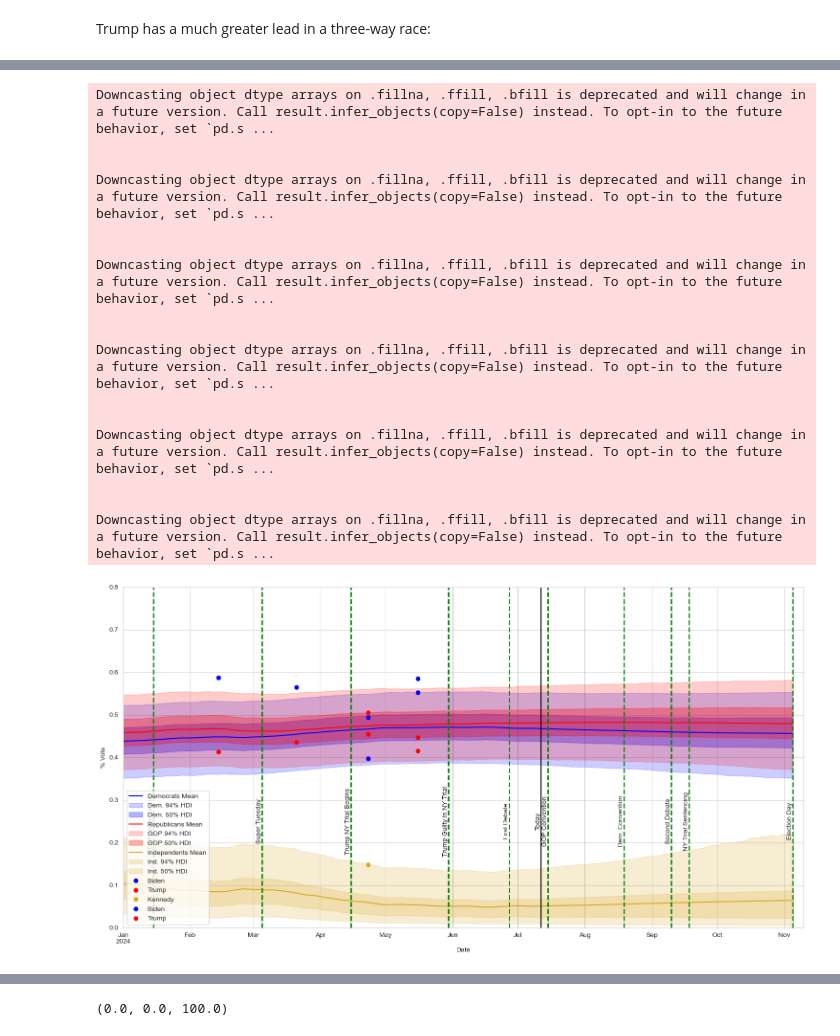
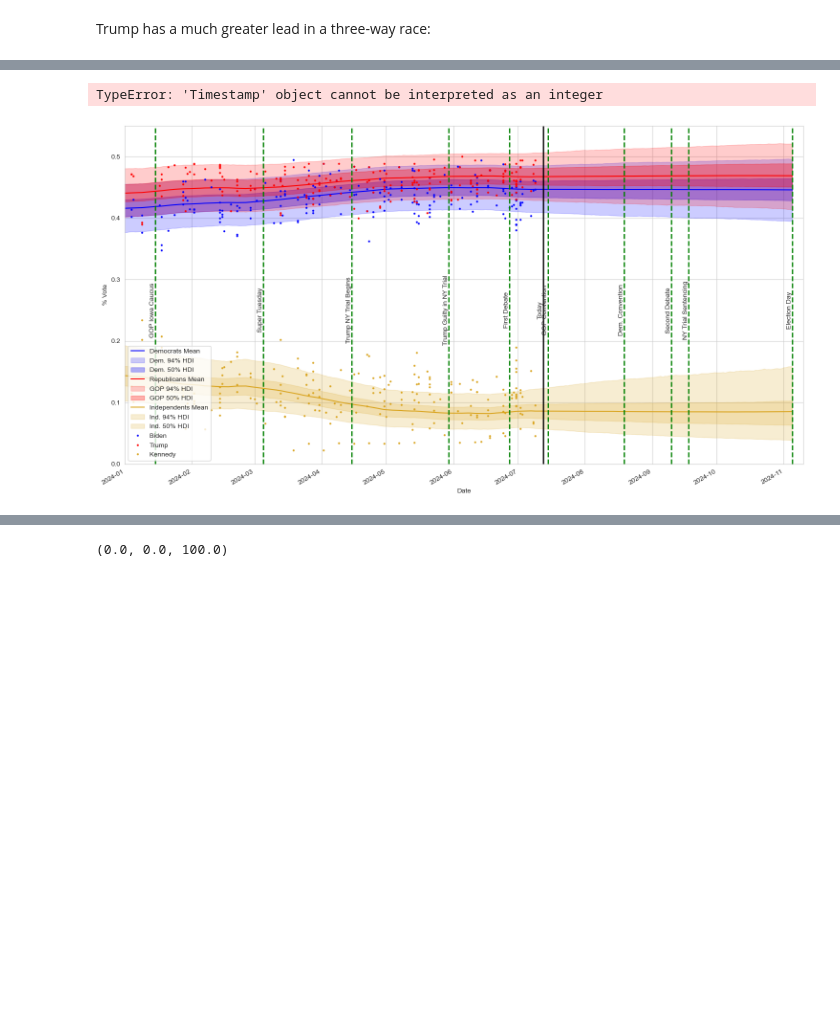
Before and after one commit to andrewpwalters/US-Presidential-Fundamentals, a Jupyter notebook: Notebooks/Polling Model - United States 2024.ipynb, the cells around one changed output, grey strips where cells are left out. Saved outputs shown, nothing was run; the diff lists cells and outputs as text; code cells hidden in the pictures; blank space fills up the shorter version.

```diff
--- a/Notebooks/Polling Model - United States 2024.ipynb
+++ b/Notebooks/Polling Model - United States 2024.ipynb
@@ -37,7 +37,7 @@ df.loc[df['answer'] == 'Kennedy', 'party'] = 'IND'
 df = df[df['party'] != 'OTH']
 # %%
 df['date'] = pd.to_datetime(df['end_date'])
-df = df[df['date'] >= '2023-11-05'] #Only polls since one year before election
+#df = df[df['date'] >= '2023-11-05'] #Only polls since one year before election
 df['week'] = (df['date'] - pd.Timestamp('2024-11-05')).dt.days // 7
 df['day'] = (df['date'] - pd.Timestamp('2024-11-05')).dt.days
 
@@ -735,0 +761,7 @@ for d in tqdm(day):
+# %%
+df_results = df_results_e
+df_day_mean = df_day_mean_e
+df_day_03 = df_day_03_e
+df_day_25 = df_day_25_e
+df_day_75 = df_day_75_e
+df_day_97 = df_day_97_e
@@ -757,6 +796,8 @@ df_day_03 = df_day_03.merge(date_index, left_index=True, right_index=True)
 df_day_25 = df_day_25.merge(date_index, left_index=True, right_index=True)
 df_day_75 = df_day_75.merge(date_index, left_index=True, right_index=True)
 df_day_97 = df_day_97.merge(date_index, left_index=True, right_index=True)
+# %% [output]
+TypeError: 'Timestamp' object cannot be interpreted as an integer
 # %%
 df_day_mean = df_day_mean.reset_index().set_index('date')
 df_day_03 = df_day_03.reset_index().set_index('date')
@@ -764,7 +805,7 @@ df_day_25 = df_day_25.reset_index().set_index('date')
 df_day_75 = df_day_75.reset_index().set_index('date')
 df_day_97 = df_day_97.reset_index().set_index('date')
 # %%
-graph_state = 'WA'
+graph_state = 'US'
 
 fig, ax = plt.subplots(figsize=(15, 8))
 
@@ -786,66 +827,50 @@ dem_votes3 = df_3way.set_index('date').query(f"state == '{graph_state}'")["DEM"]
 gop_votes3 = df_3way.set_index('date').query(f"state == '{graph_state}'")["GOP"]
 ind_votes3 = df_3way.set_index('date').query(f"state == '{graph_state}'")["IND"]
 
-ax.plot(dem_votes3.index, dem_votes3, "o", alpha=1, color='blue', label="Biden")
-ax.plot(gop_votes3.index, gop_votes3, "o", alpha=1, color='red', label="Trump")
-ax.plot(ind_votes3.index, ind_votes3, "o", alpha=1, color='goldenrod', label="Kennedy")
+ax.plot(dem_votes3.index, dem_votes3, "o", alpha=1, color='blue', label="Biden", markersize=2)
+ax.plot(gop_votes3.index, gop_votes3, "o", alpha=1, color='red', label="Trump", markersize=2)
+ax.plot(ind_votes3.index, ind_votes3, "o", alpha=1, color='goldenrod', label="Kennedy", markersize=2)
 
 dem_votes2 = df_2way.set_index('date').query(f"state == '{graph_state}'")["DEM"]
 gop_votes2 = df_2way.set_index('date').query(f"state == '{graph_state}'")["GOP"]
 
-ax.plot(dem_votes2.index, dem_votes2, "o", alpha=1, color='blue', label="Biden")
-ax.plot(gop_votes2.index, gop_votes2, "o", alpha=1, color='red', label="Trump")
+#ax.plot(dem_votes2.index, dem_votes2, "s", alpha=1, color='blue', label="Biden", markersize=10)
+#ax.plot(gop_votes2.index, gop_votes2, "s", alpha=1, color='red', label="Trump", markersize=10)
 
 # Set limits and labels
-ax.set_ylim(0, .8)
+ax.set_ylim(0, .55)
 ax.set_xlim(dt.datetime(2024, 1, 1), dt.datetime(2024, 11, 10))
 ax.set_ylabel('% Vote')
 ax.set_xlabel('Date')
 ax.legend(loc='lower left')
 
 events = [
             (dt.datetime(2024, 1, 15), 'GOP Iowa Caucus'),
             (dt.datetime(2024, 3,  5), 'Super Tuesday'),
             (dt.datetime(2024, 4, 15), 'Trump NY Trial Begins'),
             (dt.datetime(2024, 5, 30), 'Trump Guilty in NY Trial'),
             (dt.datetime(2024, 6, 27), 'First Debate'),
             (dt.datetime(2024, 7, 15), 'GOP Convention'),
             (dt.datetime(2024, 8, 19), 'Dem. Convention'),
             (dt.datetime(2024, 9, 10), 'Second Debate'),
             (dt.datetime(2024, 9, 18), 'NY Trial Sentencing'),
             (dt.datetime(2024, 11, 5), 'Election Day'),
          ]
 
 for date, event in events:
     ax.axvline(x=date, color='green', linestyle='--', linewidth=2)
     plt.text(date, 0.25, event, rotation=90, verticalalignment='center', horizontalalignment='right', fontsize=10)
 
 ax.axvline(x=datetime.datetime.today(), color='black', linestyle='-', linewidth=2)
 plt.text(datetime.datetime.today(), 0.25, "Today", rotation=90, verticalalignment='center', horizontalalignment='right', fontsize=10)
 
 #ax.plot(dt.datetime(2020, 11, 3), .523, "o", markersize=25, color='blue', alpha=1)
 #ax.plot(dt.datetime(2020, 11, 3), .477, "o", markersize=25, color='red', alpha=1)
 
 plt.tight_layout()
 plt.savefig('3way_enight_natpoll.png')
 # %% [output]
-Downcasting object dtype arrays on .fillna, .ffill, .bfill is deprecated and will change in a future version. Call result.infer_objects(copy=False) instead. To opt-in to the future behavior, set `pd.s ...
-
-
-Downcasting object dtype arrays on .fillna, .ffill, .bfill is deprecated and will change in a future version. Call result.infer_objects(copy=False) instead. To opt-in to the future behavior, set `pd.s ...
-
-
-Downcasting object dtype arrays on .fillna, .ffill, .bfill is deprecated and will change in a future version. Call result.infer_objects(copy=False) instead. To opt-in to the future behavior, set `pd.s ...
-
-
-Downcasting object dtype arrays on .fillna, .ffill, .bfill is deprecated and will change in a future version. Call result.infer_objects(copy=False) instead. To opt-in to the future behavior, set `pd.s ...
-
-
-Downcasting object dtype arrays on .fillna, .ffill, .bfill is deprecated and will change in a future version. Call result.infer_objects(copy=False) instead. To opt-in to the future behavior, set `pd.s ...
-
-
-Downcasting object dtype arrays on .fillna, .ffill, .bfill is deprecated and will change in a future version. Call result.infer_objects(copy=False) instead. To opt-in to the future behavior, set `pd.s ...
-[figure, old version]
+[figure, new version]
 # %%
 graph_state = 'US'
 
```
Also changed, not shown: parts of 38 cells of this notebook, 3 other files.
